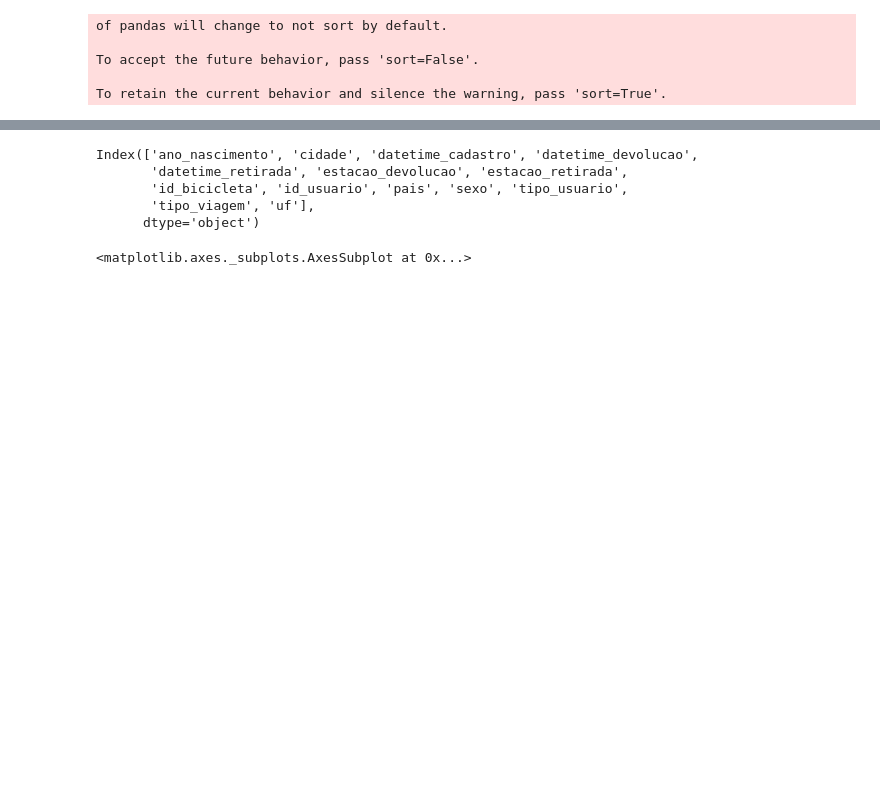
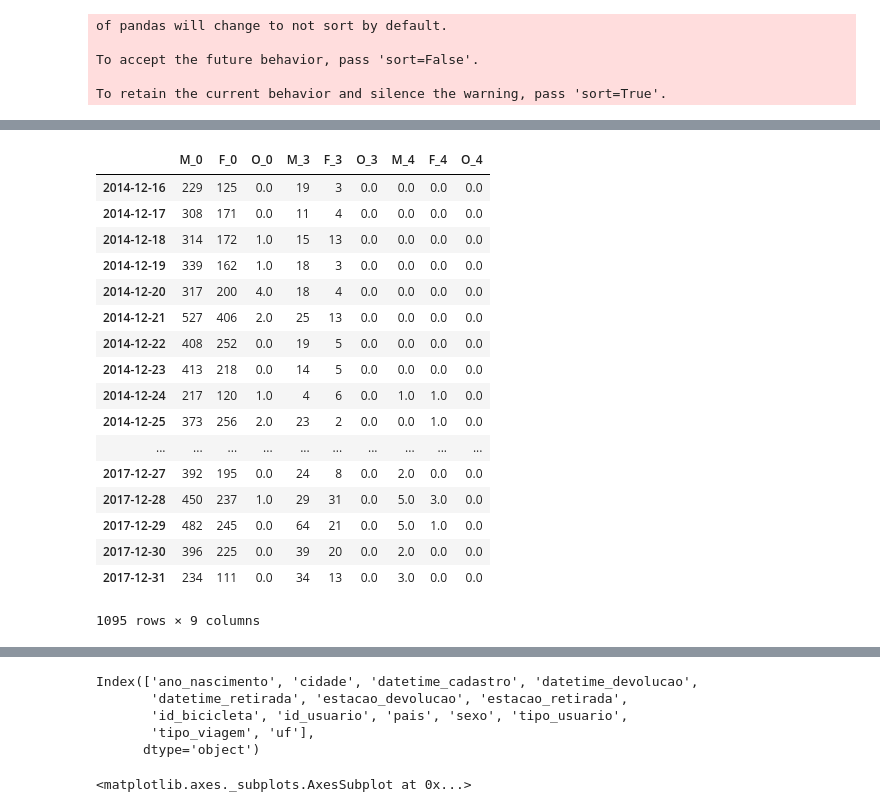
Before and after one commit to omadson/PhD, a Jupyter notebook: notebooks/create_new_datasets.ipynb, the cells around one changed output, grey strips where cells are left out. Cells and saved outputs as stored; diff of their text form; code cells hidden in the pictures; blank space fills up the shorter version.

```diff
--- a/notebooks/create_new_datasets.ipynb
+++ b/notebooks/create_new_datasets.ipynb
@@ -164,2 +162,24 @@ a[['bicicletar','viagens curtas','viagens longas']].plot(figsize=(20,8))
+# %%
+bb = bb.fillna(0)
+bb
+# %% [output]
+|  | M_0 | F_0 | O_0 | M_3 | F_3 | O_3 | M_4 | F_4 | O_4 |
+| 2014-12-16 | 229 | 125 | 0.0 | 19 | 3 | 0.0 | 0.0 | 0.0 | 0.0 |
+| 2014-12-17 | 308 | 171 | 0.0 | 11 | 4 | 0.0 | 0.0 | 0.0 | 0.0 |
+| 2014-12-18 | 314 | 172 | 1.0 | 15 | 13 | 0.0 | 0.0 | 0.0 | 0.0 |
+| 2014-12-19 | 339 | 162 | 1.0 | 18 | 3 | 0.0 | 0.0 | 0.0 | 0.0 |
+| 2014-12-20 | 317 | 200 | 4.0 | 18 | 4 | 0.0 | 0.0 | 0.0 | 0.0 |
+| 2014-12-21 | 527 | 406 | 2.0 | 25 | 13 | 0.0 | 0.0 | 0.0 | 0.0 |
+| 2014-12-22 | 408 | 252 | 0.0 | 19 | 5 | 0.0 | 0.0 | 0.0 | 0.0 |
+| 2014-12-23 | 413 | 218 | 0.0 | 14 | 5 | 0.0 | 0.0 | 0.0 | 0.0 |
+| 2014-12-24 | 217 | 120 | 1.0 | 4 | 6 | 0.0 | 1.0 | 1.0 | 0.0 |
+| 2014-12-25 | 373 | 256 | 2.0 | 23 | 2 | 0.0 | 0.0 | 1.0 | 0.0 |
+| ... | ... | ... | ... | ... | ... | ... | ... | ... | ... |
+| 2017-12-27 | 392 | 195 | 0.0 | 24 | 8 | 0.0 | 2.0 | 0.0 | 0.0 |
+| 2017-12-28 | 450 | 237 | 1.0 | 29 | 31 | 0.0 | 5.0 | 3.0 | 0.0 |
+| 2017-12-29 | 482 | 245 | 0.0 | 64 | 21 | 0.0 | 5.0 | 1.0 | 0.0 |
+| 2017-12-30 | 396 | 225 | 0.0 | 39 | 20 | 0.0 | 2.0 | 0.0 | 0.0 |
+| 2017-12-31 | 234 | 111 | 0.0 | 34 | 13 | 0.0 | 3.0 | 0.0 | 0.0 |
+1095 rows × 9 columns
 # %%
 import seaborn as sns
```
Also changed, not shown: parts of 7 cells of this notebook, 1 other file.
